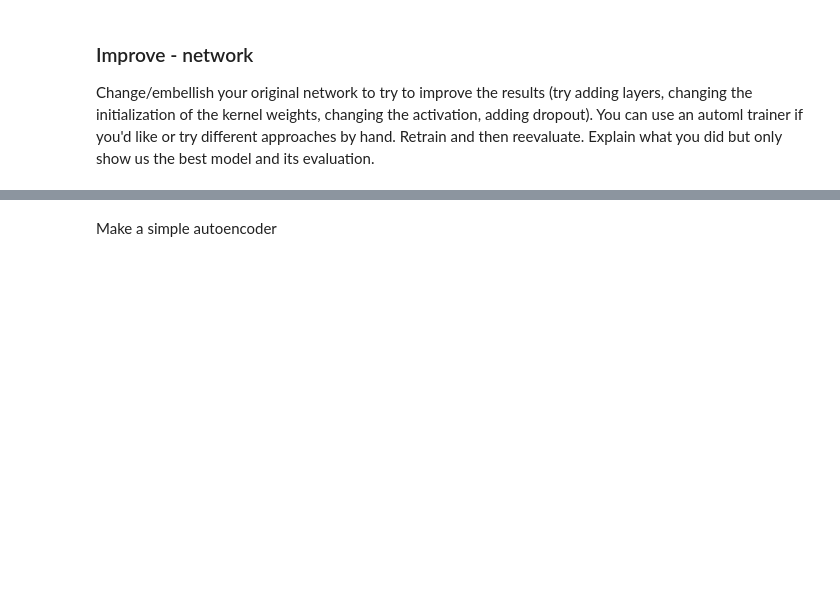
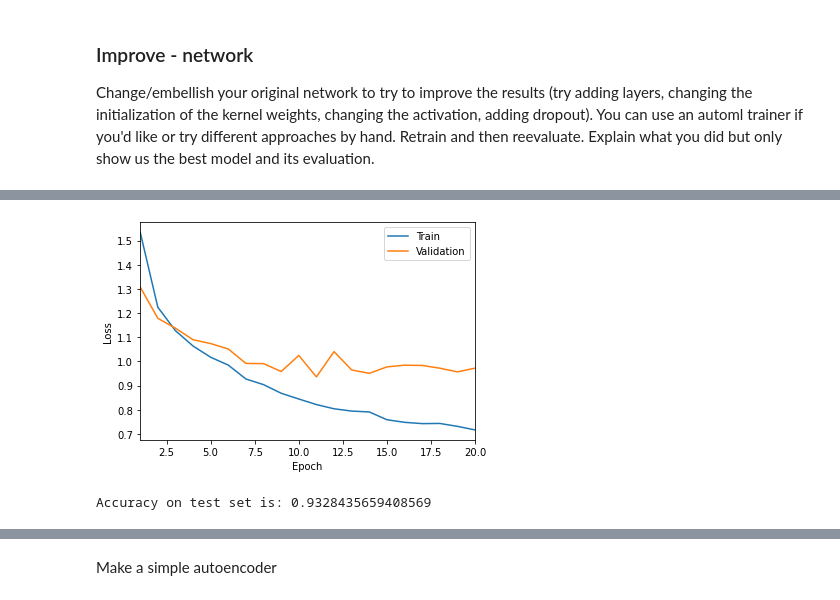
Before and after one commit to christianhbye/python_ay_250_hw, a Jupyter notebook: hw6/hw6_ml.ipynb, the cells around one changed output, grey strips where cells are left out. Saved outputs shown, nothing was run; the diff lists cells and outputs as text; code cells hidden in the pictures; blank space fills up the shorter version.

Commit message:
add some discussion of results

```diff
--- a/hw6/hw6_ml.ipynb
+++ b/hw6/hw6_ml.ipynb
@@ -483,0 +486,24 @@ hist = model.fit(
+# %%
+losses = np.load("cnn3_loss.npz")
+train_loss = losses["train"]
+val_loss = losses["val"]
+# %%
+epochs = np.arange(len(train_loss)) + 1
+plt.figure()
+plt.plot(epochs, train_loss, label="Train")
+plt.plot(epochs, val_loss, label="Validation")
+plt.xlabel("Epoch")
+plt.ylabel("Loss")
+plt.legend()
+plt.xlim(1, epochs.max())
+#plt.yscale("log")
+plt.show()
+# %% [output]
+[figure, added]
+# %%
+predicted = tf.one_hot(np.argmax(model.predict(X_test), axis=1), y_test.shape[-1], on_value=1, off_value=0)
+acc = tf.keras.metrics.Accuracy()
+acc.update_state(y_test, predicted)
+print("Accuracy on test set is: {}".format(acc.result()))
+# %% [output]
+Accuracy on test set is: 0.9328435659408569
```
Also changed, not shown: parts of 40 cells of this notebook.
